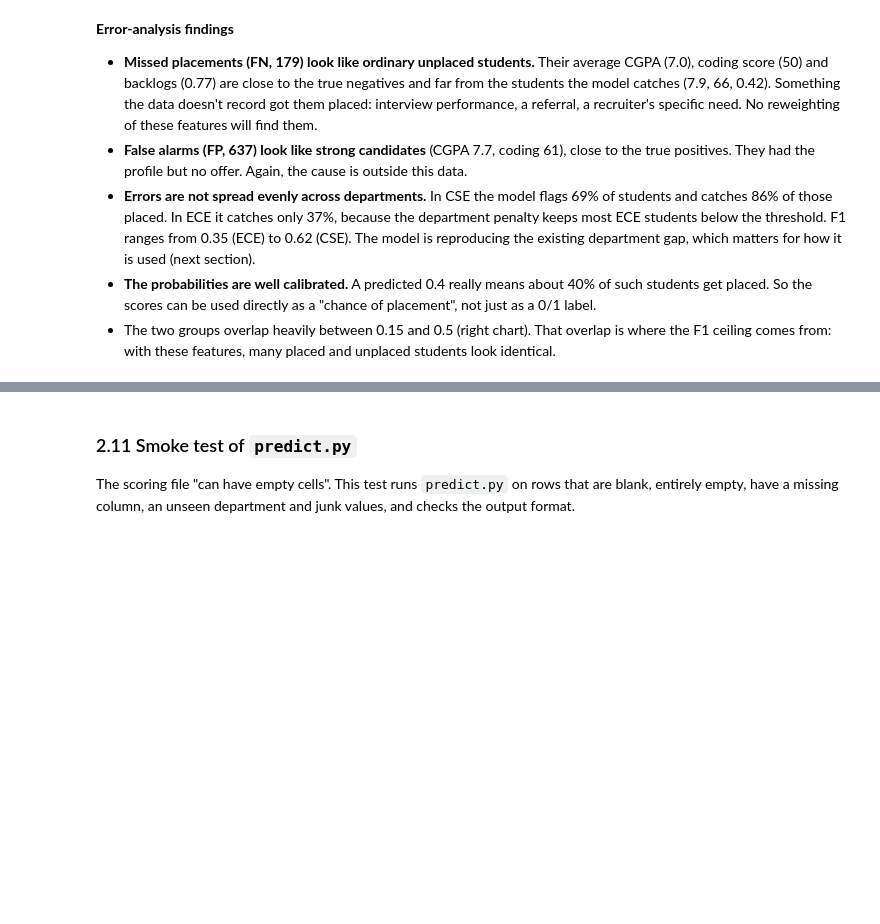
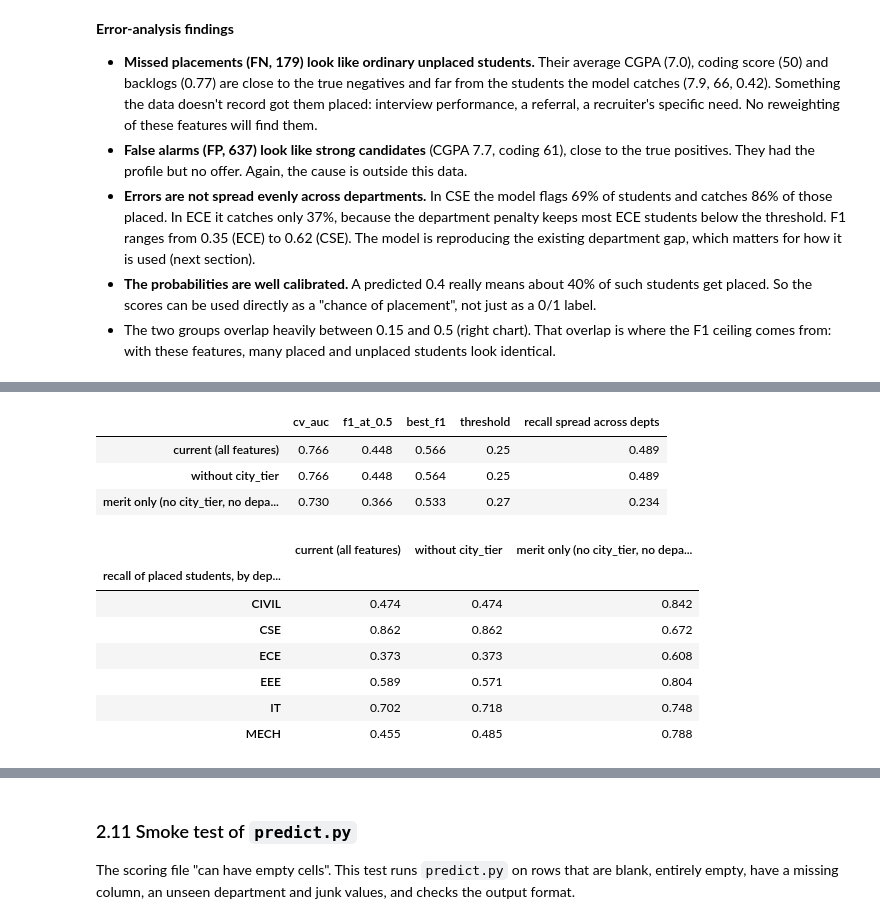
Before and after one commit to Pranov123/pranov_goML_submission, a Jupyter notebook: placement/analysis.ipynb, the cells around one changed output, grey strips where cells are left out. Saved outputs shown, nothing was run; the diff lists cells and outputs as text; code cells hidden in the pictures; blank space fills up the shorter version.

Commit message:
Add fairness analysis and support-targeting view; drop city_tier from default model

```diff
--- a/placement/analysis.ipynb
+++ b/placement/analysis.ipynb
@@ -311,10 +311,11 @@ WITH_STATUS = BASE + ["status_code"]
 dept_enc = lambda: make_pipeline(SimpleImputer(strategy="most_frequent"),
                                  OneHotEncoder(handle_unknown="ignore", sparse_output=False))
 
-def logreg(num, C=1.0, spline=False, interactions=False):
+def logreg(num, C=1.0, spline=False, interactions=False, department=True):
     num_steps = ([SimpleImputer(strategy="median"), SplineTransformer(n_knots=4)] if spline
                  else [SimpleImputer(strategy="median", add_indicator=True), StandardScaler()])
-    steps = [make_column_transformer((make_pipeline(*num_steps), num), (dept_enc(), ["department"]))]
+    blocks = [(make_pipeline(*num_steps), num)] + ([(dept_enc(), ["department"])] if department else [])
+    steps = [make_column_transformer(*blocks)]
     if interactions:
         steps += [PolynomialFeatures(2, interaction_only=True, include_bias=False), StandardScaler()]
     return make_pipeline(*steps, LogisticRegression(C=C, max_iter=5000))
@@ -623,0 +632,29 @@ axes[1].axvline(t0, c="k", ls=":"); axes[1].set_title("Predicted probability by
+# %%
+NO_TIER = [c for c in BASE if c != "city_tier"]
+fair_variants = {
+    "current (all features)": logreg(BASE),
+    "without city_tier": logreg(NO_TIER),
+    "merit only (no city_tier, no department)": logreg(NO_TIER, department=False),
+}
+fair_rows, fair_recall = {}, {}
+for name, model in fair_variants.items():
+    res, _ = evaluate(model, None)
+    p = oof_probs(model, None, n_repeats=1)[0] >= res["threshold"]
+    recall = pd.Series(p[y == 1]).groupby(df.department[y == 1].values).mean()
+    fair_rows[name] = {**res, "recall spread across depts": recall.max() - recall.min()}
+    fair_recall[name] = recall
+display(pd.DataFrame(fair_rows).T.round(3))
+pd.DataFrame(fair_recall).round(3).rename_axis("recall of placed students, by department")
+# %% [output]
+|  | cv_auc | f1_at_0.5 | best_f1 | threshold | recall spread across depts |
+| current (all features) | 0.766 | 0.448 | 0.566 | 0.25 | 0.489 |
+| without city_tier | 0.766 | 0.448 | 0.564 | 0.25 | 0.489 |
+| merit only (no city_tier, no depa... | 0.730 | 0.366 | 0.533 | 0.27 | 0.234 |
+|  | current (all features) | without city_tier | merit only (no city_tier, no depa... |
+| recall of placed students, by dep... |  |  |  |
+| CIVIL | 0.474 | 0.474 | 0.842 |
+| CSE | 0.862 | 0.862 | 0.672 |
+| ECE | 0.373 | 0.373 | 0.608 |
+| EEE | 0.589 | 0.571 | 0.804 |
+| IT | 0.702 | 0.718 | 0.748 |
+| MECH | 0.455 | 0.485 | 0.788 |
```
Also changed, not shown: parts of 8 cells of this notebook, 2 other files.
